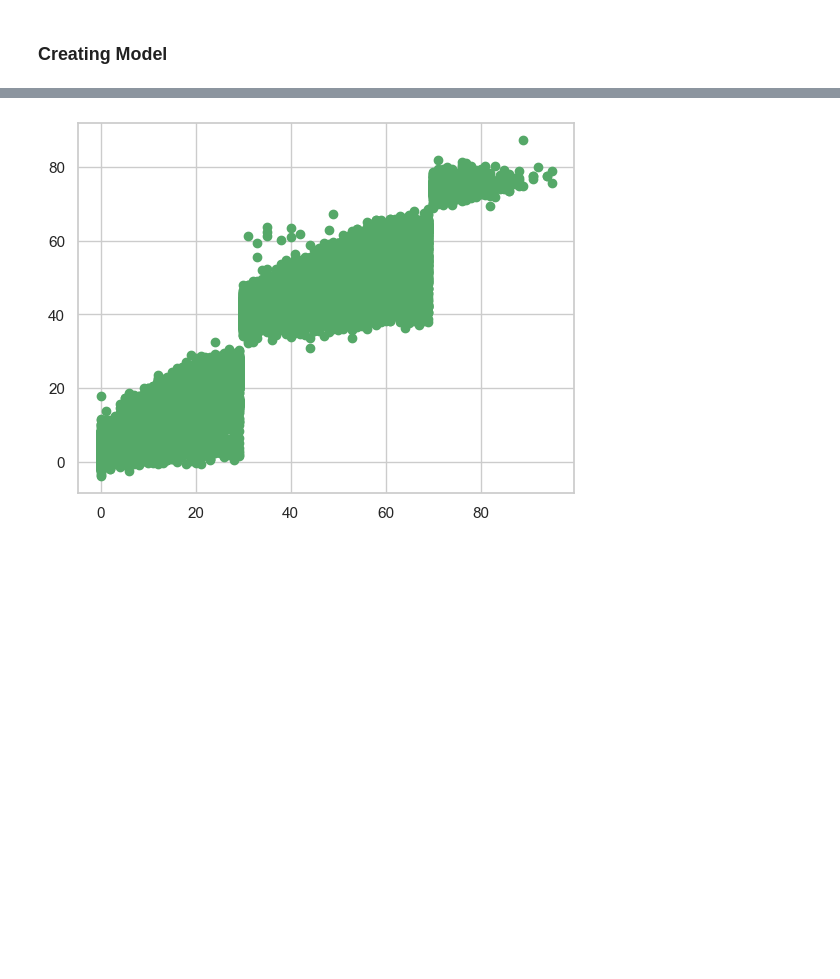
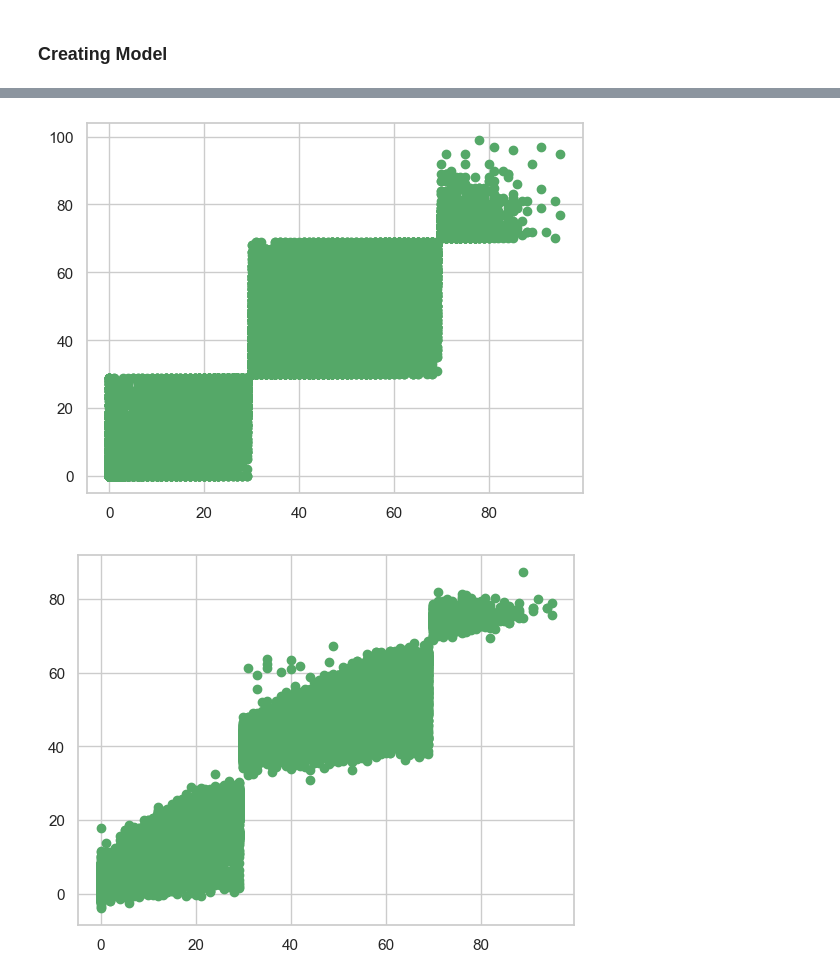
Before and after one commit to Mohamed-Jamyl/ML-DL_and_Data-Science_projects, a Jupyter notebook: Music_recommendation_system_regression_project/Music_recommendation_system_regression.ipynb, the cells around one changed output, grey strips where cells are left out. Drawn from its saved outputs; the diff is of its cells as text; code cells hidden in the pictures; blank space fills up the shorter version.

```diff
--- a/Music_recommendation_system_regression_project/Music_recommendation_system_regression.ipynb
+++ b/Music_recommendation_system_regression_project/Music_recommendation_system_regression.ipynb
@@ -1822,3 +1829,10 @@ result
+# %%
+DecisionTreeRegressor_model.fit(x_train,y_train)
+pred = DecisionTreeRegressor_model.predict(x_test)
+plt.scatter(y_test, pred, color='g')
+plt.show()
+# %% [output]
+[figure, added]
 # %%
 XGBRegressor_model.fit(x_train,y_train)
 pred = XGBRegressor_model.predict(x_test)
```
Also changed, not shown: parts of 14 cells of this notebook, 2 other files.
